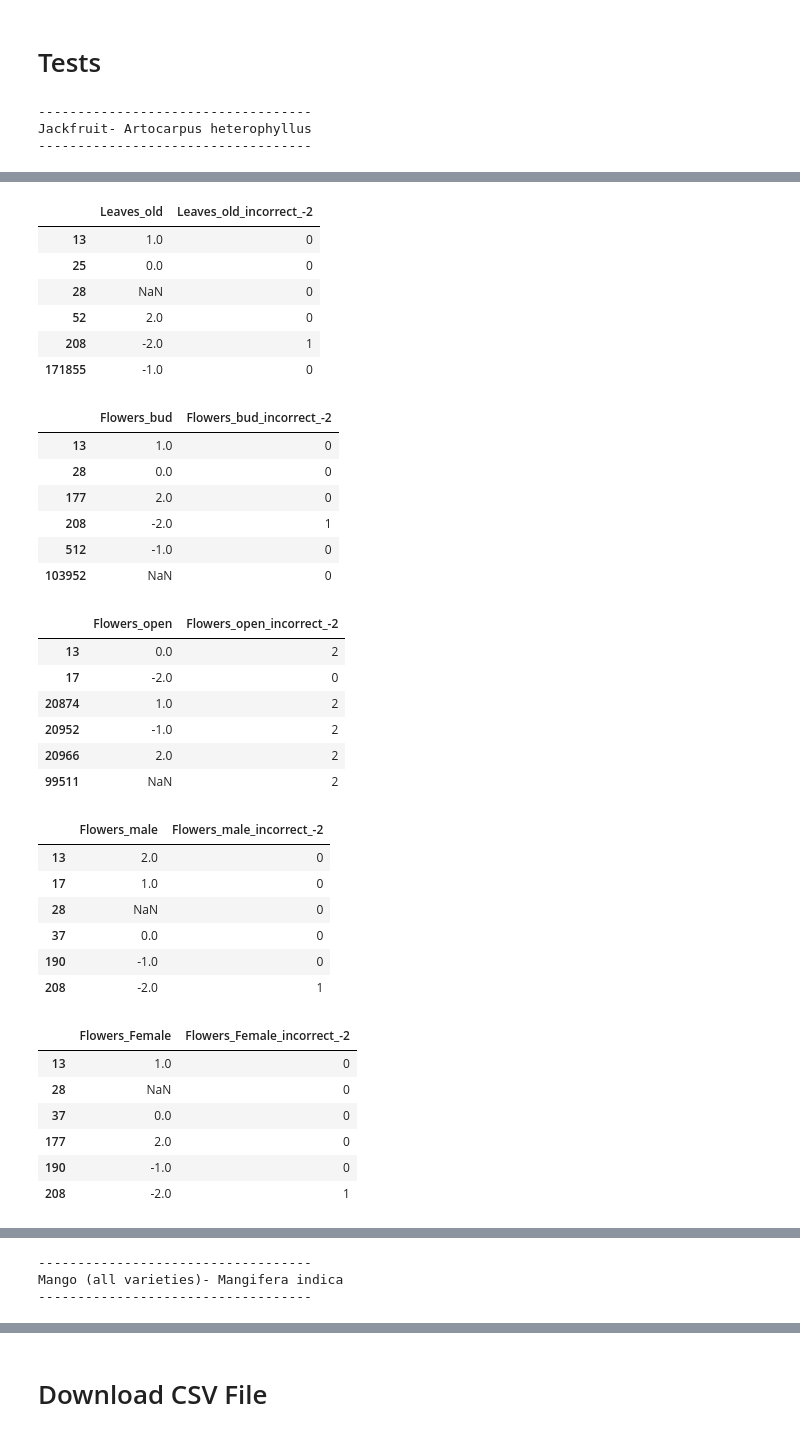
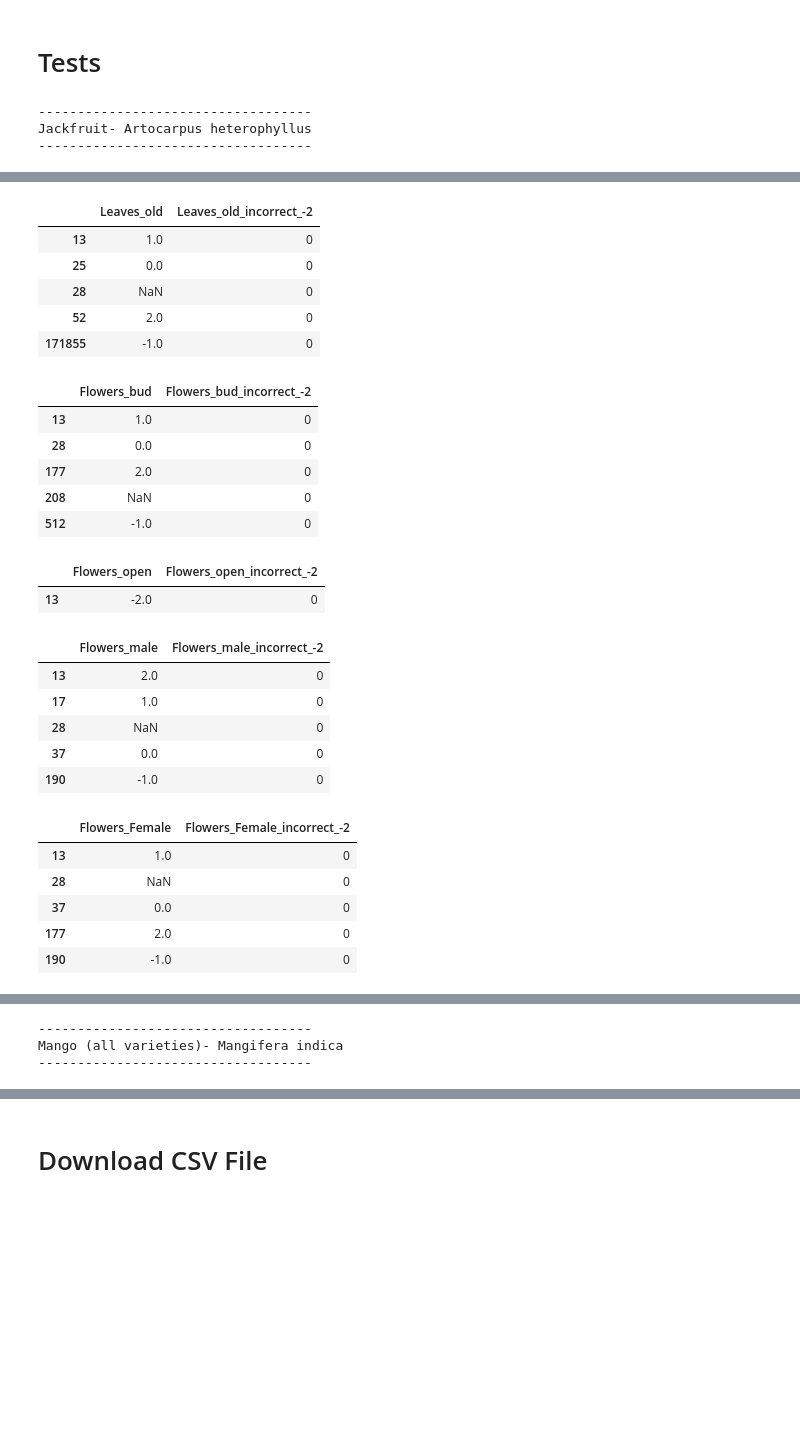
Before and after one commit to BU-Spark/pitne-season-watch, a Jupyter notebook: -2_values.ipynb, the cells around one changed output, grey strips where cells are left out. Cells and saved outputs as stored; diff of their text form; code cells hidden in the pictures; blank space fills up the shorter version.

```diff
--- a/-2_values.ipynb
+++ b/-2_values.ipynb
@@ -226,20 +225,33 @@ dict(zip(range(len(relevant_species)),relevant_species))
+# %%
+for species in all_species:
+    species_df = df[df['Species_name'] == species]
+    species_dict = handbook_dicts[species]
+    for phenophase in phenophases:
+        if species_dict[phenophase] == 0:
+            false_positive_idx = species_df.index[species_df[phenophase] == -2] # Indices of reports that incorrectly assign -2 values (false positive) to phenophases that DO appear in the species
+            df.loc[false_positive_idx, phenophase] = np.full(len(false_positive_idx),np.nan) # turn into NaN so they will be dropped
+            #incorrect_negative_2_df.loc[false_positive_idx, phenophase] = np.ones(len(false_positive_idx)) # Label false positive reports as 1 for the phenophase they incorrectly report.
+        if species_dict[phenophase] == 1:
+            false_negative_idx = species_df.index[species_df[phenophase] != -2] # Indices of reports that incorrectly assign values other than -2 (false positive) to phenophases that DO NOT appear in the species
+            df.loc[false_negative_idx, phenophase] = np.full(len(false_negative_idx),-2.0)
+            #incorrect_negative_2_df.loc[false_negative_idx, f"{phenophase}_incorrect_-2"] = 2*np.ones(len(false_negative_idx)) # Label false negative reports as 2 for the phenophase they incorrectly report.
 # %% [markdown]
 # Reconstruct alldata.csv With New Columns Indicating Incorrect -2 Values
 # %%
 incorrect_negative_2_df = df.copy()
-for attribute in attributes:
-    incorrect_negative_2_df[f"{attribute}_incorrect_-2"] = np.zeros(incorrect_negative_2_df.shape[0], dtype=int)
+for phenophase in phenophases:
+    incorrect_negative_2_df[f"{phenophase}_incorrect_-2"] = np.zeros(incorrect_negative_2_df.shape[0], dtype=int)
 
-for species in relevant_species:
+for species in all_species:
     species_df = df[df['Species_name'] == species]
     species_dict = handbook_dicts[species]
-    for attribute in attributes:
-        if species_dict[attribute] == 0:
-            false_positive_idx = species_df.index[species_df[attribute] == -2] # Indices of reports that incorrectly assign -2 values (false positive) to phenophases that DO appear in the species
-            incorrect_negative_2_df.loc[false_positive_idx, f"{attribute}_incorrect_-2"] = np.ones(len(false_positive_idx)) # Label false positive reports as 1 for the phenophase they incorrectly report.
-        if species_dict[attribute] == 1:
-            false_negative_idx = species_df.index[species_df[attribute] != -2] # Indices of reports that incorrectly assign values other than -2 (false positive) to phenophases that DO NOT appear in the species
-            incorrect_negative_2_df.loc[false_negative_idx, f"{attribute}_incorrect_-2"] = 2*np.ones(len(false_negative_idx)) # Label false negative reports as 2 for the phenophase they incorrectly report.
+    for phenophase in phenophases:
+        if species_dict[phenophase] == 0:
+            false_positive_idx = species_df.index[species_df[phenophase] == -2] # Indices of reports that incorrectly assign -2 values (false positive) to phenophases that DO appear in the species
+            incorrect_negative_2_df.loc[false_positive_idx, f"{phenophase}_incorrect_-2"] = np.ones(len(false_positive_idx)) # Label false positive reports as 1 for the phenophase they incorrectly report.
+        if species_dict[phenophase] == 1:
+            false_negative_idx = species_df.index[species_df[phenophase] != -2] # Indices of reports that incorrectly assign values other than -2 (false positive) to phenophases that DO NOT appear in the species
+            incorrect_negative_2_df.loc[false_negative_idx, f"{phenophase}_incorrect_-2"] = 2*np.ones(len(false_negative_idx)) # Label false negative reports as 2 for the phenophase they incorrectly report.
 # %% [markdown]
 # Preview CSV File
 # %%
@@ -262,11 +274,11 @@ incorrect_negative_2_df
 # Tests
 # %%
 # For each species, check if reports for each phenophase is marked appropriately in the incorrect_-2 column.
-for species in relevant_species:
+for species in all_species:
     print(f'-----------------------------------\n{species}\n-----------------------------------')
-    for attribute in attributes:
-        a = incorrect_negative_2_df[incorrect_negative_2_df['Species_name'] == species][[attribute, f'{attribute}_incorrect_-2']]
-        #display(a[a[attribute] != -2].drop_duplicates())
+    for phenophase in phenophases:
+        a = incorrect_negative_2_df[incorrect_negative_2_df['Species_name'] == species][[phenophase, f'{phenophase}_incorrect_-2']]
+        #display(a[a[phenophase] != -2].drop_duplicates())
         display(a.drop_duplicates())
 # %% [output]
 -----------------------------------
@@ -289,38 +299,29 @@ Jackfruit- Artocarpus heterophyllus
 |  | Leaves_old | Leaves_old_incorrect_-2 |
 | 13 | 1.0 | 0 |
 | 25 | 0.0 | 0 |
 | 28 | NaN | 0 |
 | 52 | 2.0 | 0 |
-| 208 | -2.0 | 1 |
 | 171855 | -1.0 | 0 |
 |  | Flowers_bud | Flowers_bud_incorrect_-2 |
 | 13 | 1.0 | 0 |
 | 28 | 0.0 | 0 |
 | 177 | 2.0 | 0 |
-| 208 | -2.0 | 1 |
+| 208 | NaN | 0 |
 | 512 | -1.0 | 0 |
-| 103952 | NaN | 0 |
 |  | Flowers_open | Flowers_open_incorrect_-2 |
-| 13 | 0.0 | 2 |
-| 17 | -2.0 | 0 |
-| 20874 | 1.0 | 2 |
-| 20952 | -1.0 | 2 |
-| 20966 | 2.0 | 2 |
-| 99511 | NaN | 2 |
+| 13 | -2.0 | 0 |
 |  | Flowers_male | Flowers_male_incorrect_-2 |
 | 13 | 2.0 | 0 |
 | 17 | 1.0 | 0 |
 | 28 | NaN | 0 |
 | 37 | 0.0 | 0 |
 | 190 | -1.0 | 0 |
-| 208 | -2.0 | 1 |
 |  | Flowers_Female | Flowers_Female_incorrect_-2 |
 | 13 | 1.0 | 0 |
 | 28 | NaN | 0 |
 | 37 | 0.0 | 0 |
 | 177 | 2.0 | 0 |
 | 190 | -1.0 | 0 |
-| 208 | -2.0 | 1 |
 |  | Fruits_unripe | Fruits_unripe_incorrect_-2 |
 | 13 | 2.0 | 0 |
 | 17 | 1.0 | 0 |
```
Also changed, not shown: parts of 9 cells of this notebook, 1 other file.
